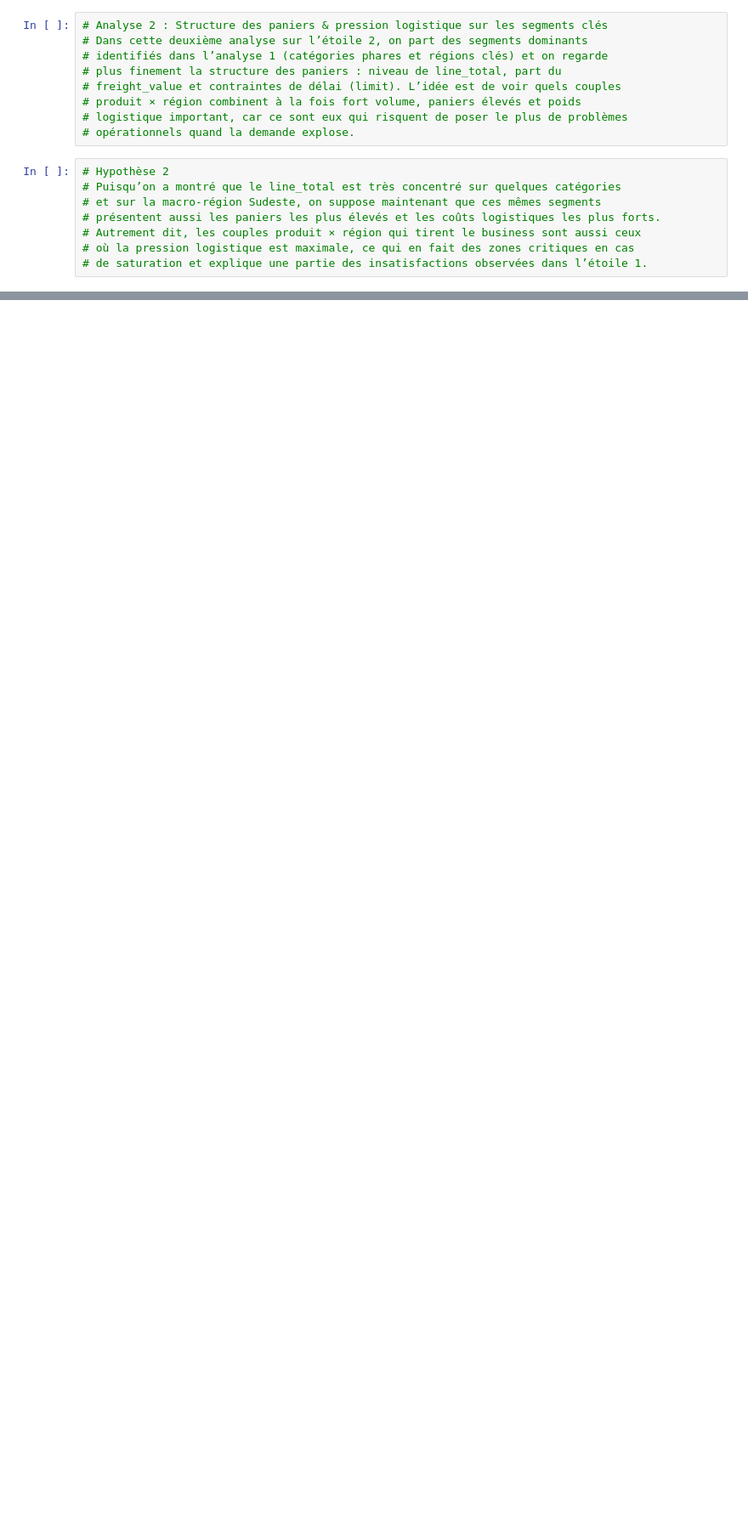
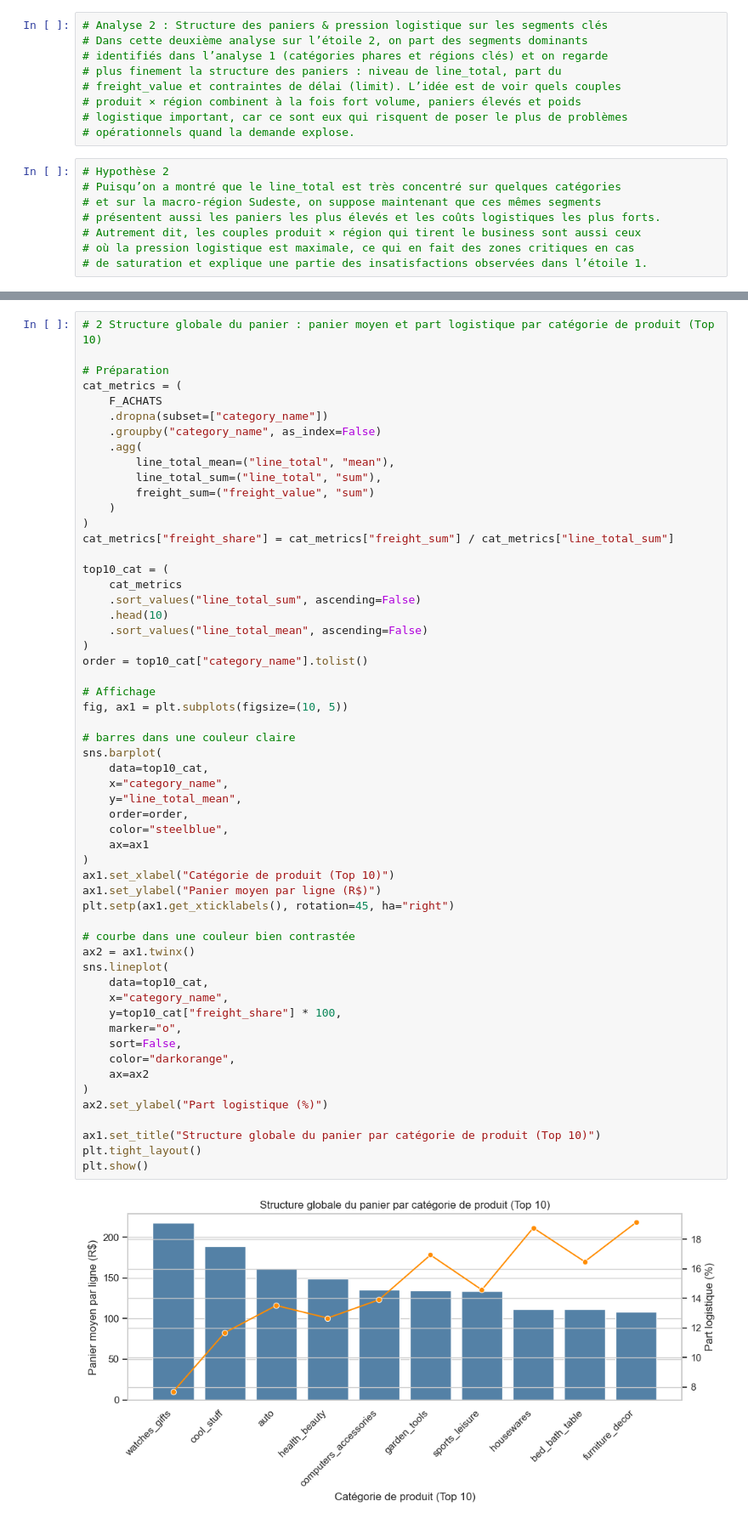
Before and after one commit to QuentinDoniczka/dataframe, a Jupyter notebook: script/2_achat_analyse_2_DONICZKA_Quentin.ipynb, the cells around one changed output, grey strips where cells are left out. Shown at 85% size. Cells and saved outputs as stored; diff of their text form; blank space fills up the shorter version.

```diff
--- a/script/2_achat_analyse_2_DONICZKA_Quentin.ipynb
+++ b/script/2_achat_analyse_2_DONICZKA_Quentin.ipynb
@@ -85,0 +174,58 @@ print("Dimensions produit et client préparées")
+# %%
+# 2 Structure globale du panier : panier moyen et part logistique par catégorie de produit (Top 10)
+
+# Préparation
+cat_metrics = (
+    F_ACHATS
+    .dropna(subset=["category_name"])
+    .groupby("category_name", as_index=False)
+    .agg(
+        line_total_mean=("line_total", "mean"),
+        line_total_sum=("line_total", "sum"),
+        freight_sum=("freight_value", "sum")
+    )
+)
+cat_metrics["freight_share"] = cat_metrics["freight_sum"] / cat_metrics["line_total_sum"]
+
+top10_cat = (
+    cat_metrics
+    .sort_values("line_total_sum", ascending=False)
+    .head(10)
+    .sort_values("line_total_mean", ascending=False)
+)
+order = top10_cat["category_name"].tolist()
+
+# Affichage
+fig, ax1 = plt.subplots(figsize=(10, 5))
+
+# barres dans une couleur claire
+sns.barplot(
+    data=top10_cat,
+    x="category_name",
+    y="line_total_mean",
+    order=order,
+    color="steelblue",
+    ax=ax1
+)
+ax1.set_xlabel("Catégorie de produit (Top 10)")
+ax1.set_ylabel("Panier moyen par ligne (R$)")
+plt.setp(ax1.get_xticklabels(), rotation=45, ha="right")
+
+# courbe dans une couleur bien contrastée
+ax2 = ax1.twinx()
+sns.lineplot(
+    data=top10_cat,
+    x="category_name",
+    y=top10_cat["freight_share"] * 100,
+    marker="o",
+    sort=False,
+    color="darkorange",
+    ax=ax2
+)
+ax2.set_ylabel("Part logistique (%)")
+
+ax1.set_title("Structure globale du panier par catégorie de produit (Top 10)")
+plt.tight_layout()
+plt.show()
+# %% [output]
+[figure, added]
```
Also changed, not shown: parts of 24 cells of this notebook, 1 other file.
